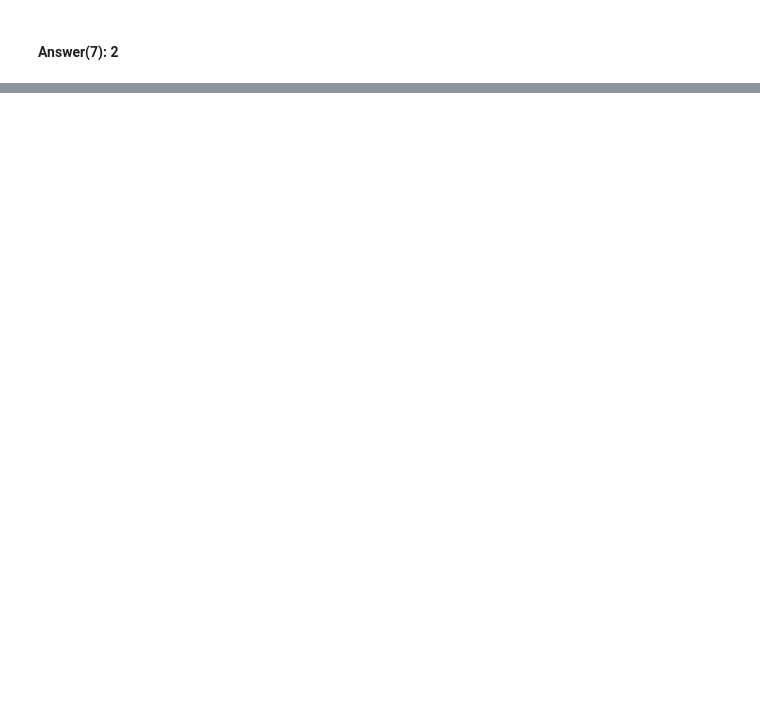
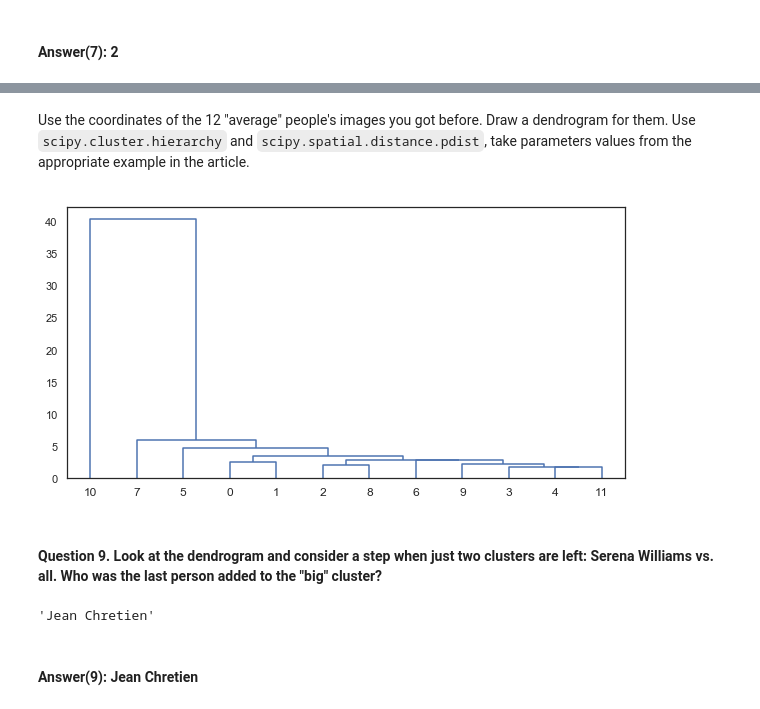
Before and after one commit to AndrewTrefilov/my-journey-to-ml-starts-here, a Jupyter notebook: Assignment#7.ipynb, the cells around one changed output, grey strips where cells are left out. Cells and saved outputs as stored; diff of their text form; code cells hidden in the pictures; blank space fills up the shorter version.

```diff
--- a/Assignment#7.ipynb
+++ b/Assignment#7.ipynb
@@ -335,0 +425,33 @@ In this case, we are looking for the most significant curve fracture on the Clus
+# %% [markdown]
+Use the coordinates of the 12 "average" people's images you got before. Draw a dendrogram for them. Use `scipy.cluster.hierarchy` and `scipy.spatial.distance.pdist`, take parameters values from the appropriate example in the article.
+# %%
+scaler = StandardScaler()
+X_scaled = scaler.fit_transform(lfw_people.data)
+pca = PCA(n_components=2, svd_solver='randomized', random_state=1)
+X_reduced = pca.fit_transform(X_scaled)
+# %%
+data = pd.DataFrame(X_reduced)
+data['target'] = pd.Series(lfw_people.target)
+data_gb = data.groupby('target').mean()
+# %%
+from scipy.cluster import hierarchy
+from scipy.spatial.distance import pdist
+
+X_lol = data_gb.iloc[:,0:2].values
+
+
+distance_mat = pdist(X_lol) # pdist calculates the upper triangle of the distance matrix
+
+Z = hierarchy.linkage(distance_mat, 'single') # linkage is agglomerative clustering algorithm
+plt.figure(figsize=(10, 5))
+dn = hierarchy.dendrogram(Z, color_threshold=0.5)
+# %% [output]
+[figure, added]
+# %% [markdown]
+#### Question 9. Look at the dendrogram and consider a step when just two clusters are left: Serena Williams vs. all. Who was the last person added to the "big" cluster?
+# %%
+lfw_people.target_names[7]
+# %% [output]
+'Jean Chretien'
+# %% [markdown]
+#### Answer(9): Jean Chretien
```
Also changed, not shown: parts of 13 cells of this notebook.
